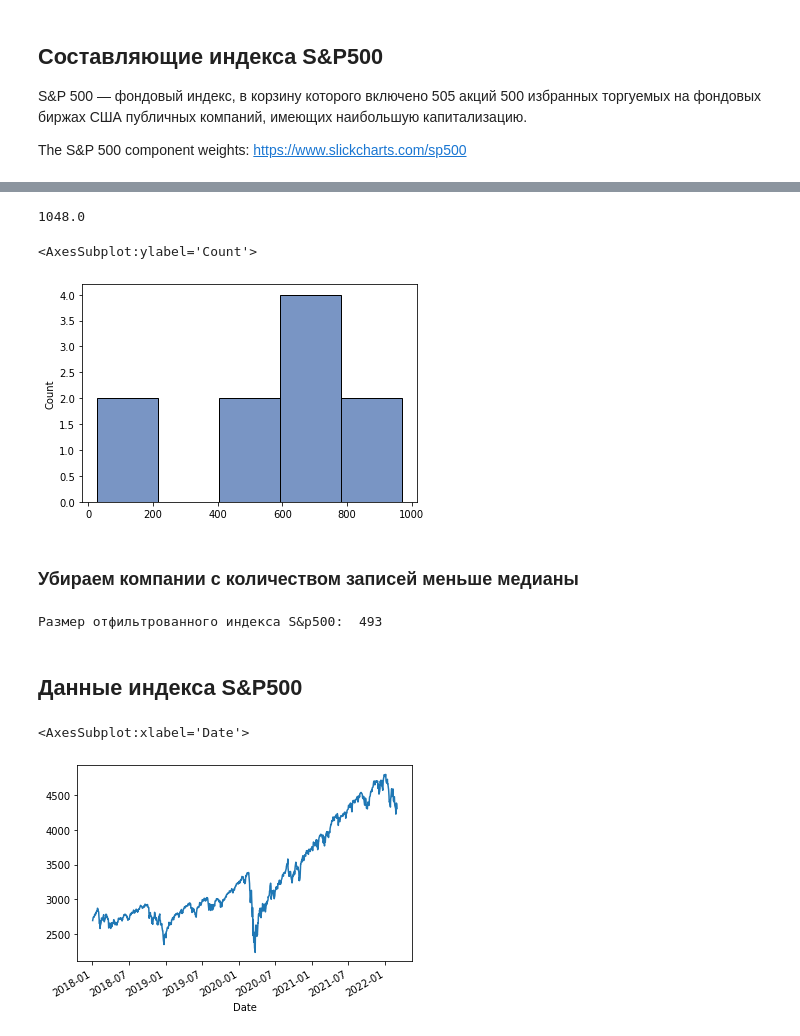
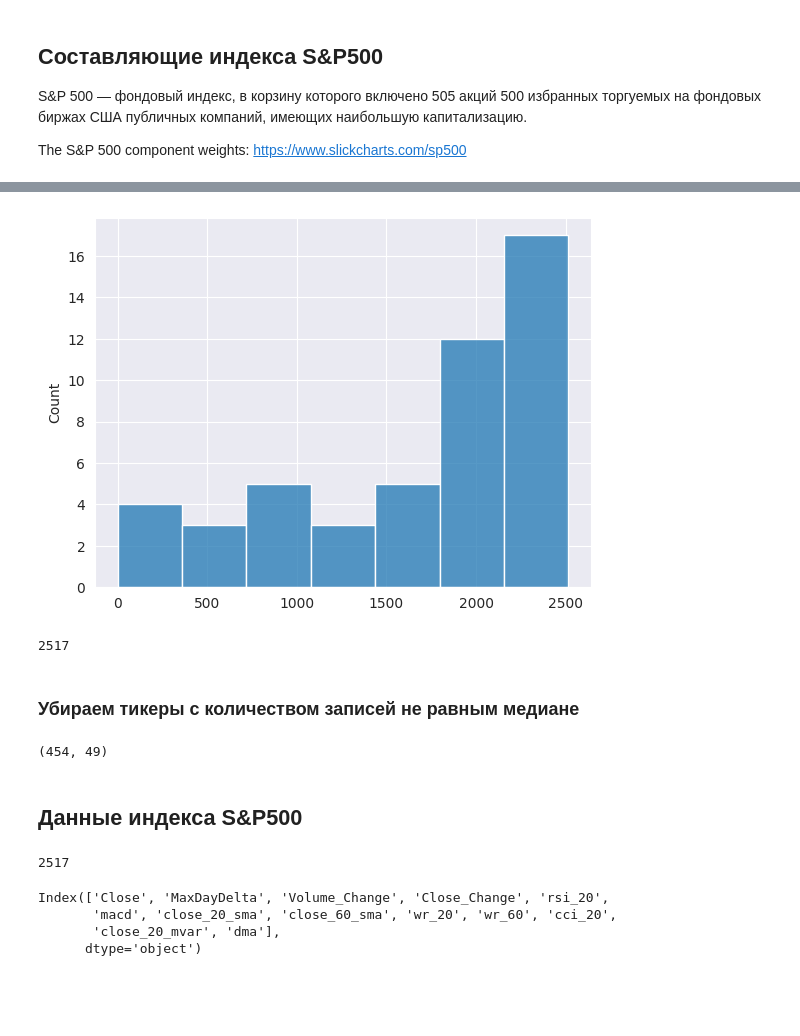
Before and after one commit to hivaze/portfolio_optimization_study, a Jupyter notebook: data_collection.ipynb, the cells around one changed output, grey strips where cells are left out. Saved outputs shown, nothing was run; the diff lists cells and outputs as text; code cells hidden in the pictures; blank space fills up the shorter version.

```diff
--- a/data_collection.ipynb
+++ b/data_collection.ipynb
@@ -78,0 +80,2 @@ end = datetime(2022, 3, 1)
+# %%
+technical_indicators = ['rsi_20', 'macd', 'close_20_sma', 'close_60_sma', 'wr_20', 'wr_60', 'cci_20', 'close_20_mvar', 'dma']
@@ -78,0 +85,10 @@ end = datetime(2022, 3, 1)
+# %%
+def get_stock_data(ticker, start, end, technical_indicators):
+    ts = yf.download(ticker, start, end, interval='1d', threads=False, progress=False)
+    ts['MaxDayDelta'] = ts['High'] - ts['Low']
+    ts['Volume_Change'] = ts['Volume'].pct_change()
+    ts['Close_Change'] = ts['Close'].pct_change()
+    indicators_df = Sdf.retype(ts.copy())[technical_indicators]
+    concated_df = pd.concat([ts, indicators_df], axis=1).dropna()
+    concated_df.drop(['Open', 'High', 'Low', 'Adj Close', 'Volume'], axis=1, inplace=True)
+    return concated_df
@@ -79,9 +110,15 @@ end = datetime(2022, 3, 1)
 # %%
-def get_data_from_tickers(tickers):
-    data = {}
-    for ticker in tqdm(tickers):
+def get_sp500_data(sp500_df, start=None, end=None):
+    data = []
+    for i, row in tqdm(sp500_df.iterrows(), total=len(sp500_df)):
+        sector, ticker = row['GICS Sector'], row['Symbol']
         try:
-            data[ticker] = pdr.data.get_data_yahoo(ticker, adjust_dividends=False, start=start, end=end)
+            stock_data = get_stock_data(ticker, start, end, technical_indicators)
+            data.append({
+                'ticker': ticker,
+                'sector': sector,
+                'data': stock_data
+            })
         except Exception as e:
             print(f'Error occurred with ticker {ticker}: {e}')
     return data
@@ -103,0 +125,3 @@ Error occurred with ticker VTRS: 'Date'
+# %%
+total_data = get_sp500_data(sp500_companies, start = '2013-01-01', end = '2023-01-01')
+len(total_data)
@@ -105,14 +136,22 @@ Error occurred with ticker VTRS: 'Date'
 # with open('data/sp500_data.pickle', 'rb') as f:
 #     data_for_symbols = pickle.load(f)
 # %%
-observations = [len(data_for_symbols[k]) for k in data_for_symbols.keys()]
-counts = filter(lambda x: x < np.median(observations), observations)
-print(np.median(observations))
+observations = [len(d['data']) for d in total_data]
+most_popular = Counter(observations).most_common()[0][0]
+counts = filter(lambda x: x < most_popular, observations)
 sns.histplot(x=counts)
+plt.show()
 # %% [output]
-1048.0
-<AxesSubplot:ylabel='Count'>
-[figure, old version]
+[figure, new version]
+# %%
+most_popular
+# %% [output]
+2517
 # %% [markdown]
-### Убираем компании с количеством записей меньше медианы
+### Убираем тикеры с количеством записей не равным медиане
+# %%
+filtered_total_data = [d for d in total_data if len(d['data']) == most_popular]
+len(filtered_total_data), len(total_data) - len(filtered_total_data)
+# %% [output]
+(454, 49)
 # %%
@@ -122,5 +160 @@ with open('data/sp500_data.pickle', 'wb') as f:
-# %%
-print('Размер отфильтрованного индекса S&p500: ', len(data_for_symbols))
-# %% [output]
-Размер отфильтрованного индекса S&p500:  493
 # %%
@@ -130,9 +164,15 @@ sp_close_prices.to_csv('data/sp_close_prices.csv')
 # %% [markdown]
 ## Данные индекса S&P500
 # %%
-sp500_prices = pdr.data.get_data_yahoo('^GSPC', adjust_dividends=False, start=start, end=end)
+sp500_index = get_stock_data('^GSPC', start = '2013-01-01', end = '2023-01-01', technical_indicators=technical_indicators)
+len(sp500_index)
+# sp500_prices = pdr.data.get_data_yahoo('^GSPC', adjust_dividends=False, start=start, end=end)
+# %% [output]
+2517
-# %%
-sp500_prices['Close'].plot()
-# %% [output]
-<AxesSubplot:xlabel='Date'>
-[figure, removed]
+# %%
+sp500_index.columns
+# %% [output]
+Index(['Close', 'MaxDayDelta', 'Volume_Change', 'Close_Change', 'rsi_20',
+       'macd', 'close_20_sma', 'close_60_sma', 'wr_20', 'wr_60', 'cci_20',
+       'close_20_mvar', 'dma'],
+      dtype='object')
```
Also changed, not shown: parts of 15 cells of this notebook, 29 other files.
